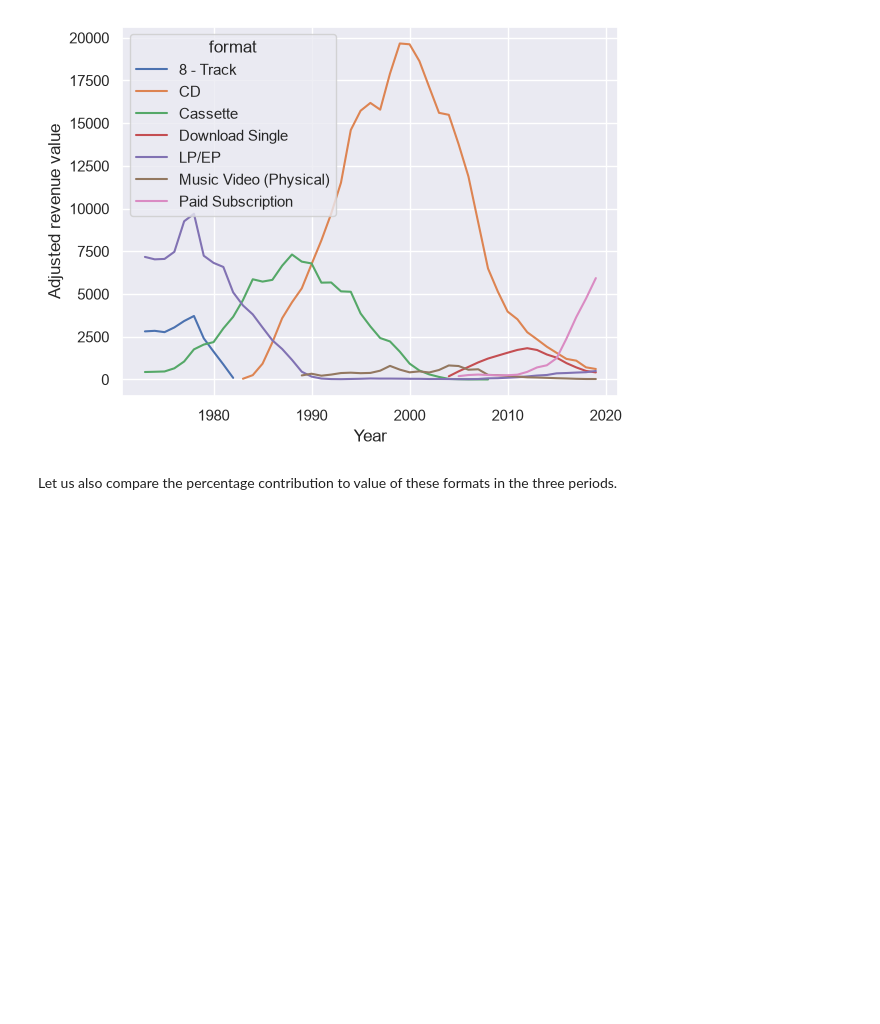
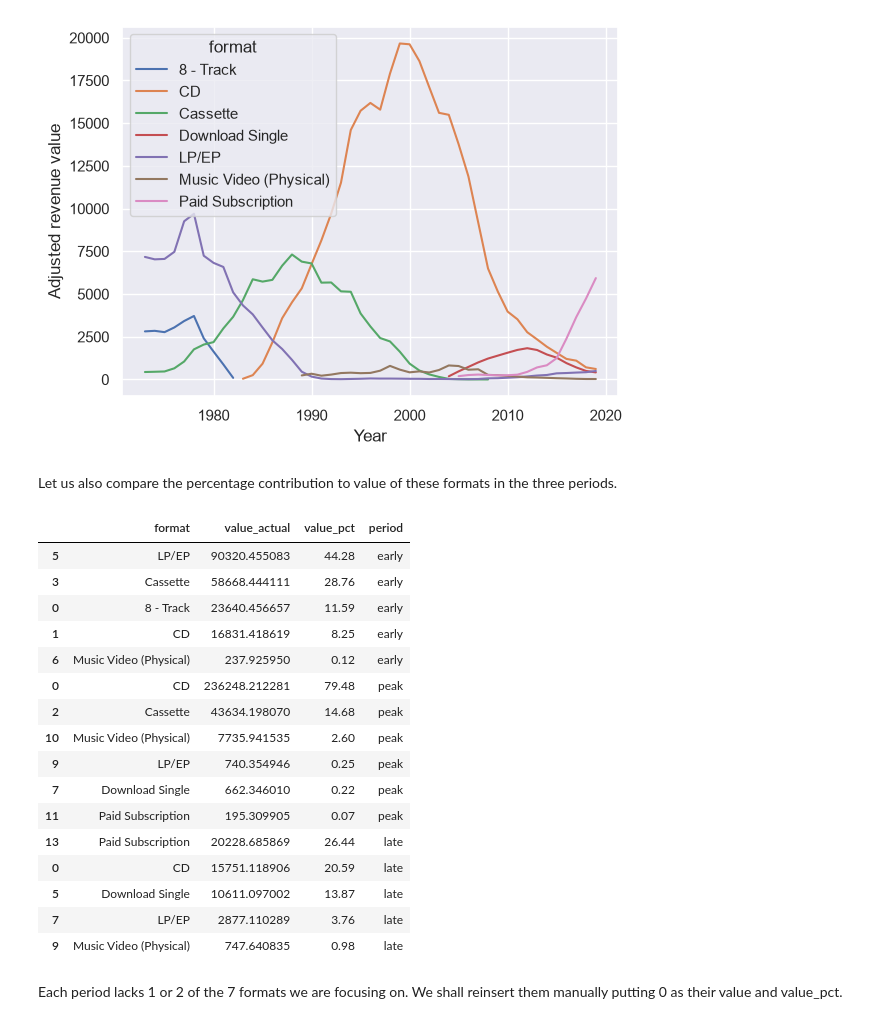
Before and after one commit to MarcoTosoni/music_sales, a Jupyter notebook: analysis.ipynb, the cells around one changed output. Cells and saved outputs as stored; diff of their text form; code cells hidden in the pictures; blank space fills up the shorter version.

```diff
--- a/analysis.ipynb
+++ b/analysis.ipynb
@@ -331,3 +331,35 @@ plt.ylabel('Adjusted revenue value');
 [figure]
 # %% [markdown]
 Let us also compare the percentage contribution to value of these formats in the three periods.
+# %%
+histo_80 = music_f_early[music_f_early['format'].isin(formats)]
+histo_80['period'] = 'early'
+
+histo_00 = music_f_peak[music_f_peak['format'].isin(formats)]
+histo_00['period'] = 'peak'
+
+histo_10 = music_f_late[music_f_late['format'].isin(formats)]
+histo_10['period'] = 'late'
+
+histo = pd.concat([histo_80,histo_00,histo_10])
+histo
+# %% [output]
+|  | format | value_actual | value_pct | period |
+| 5 | LP/EP | 90320.455083 | 44.28 | early |
+| 3 | Cassette | 58668.444111 | 28.76 | early |
+| 0 | 8 - Track | 23640.456657 | 11.59 | early |
+| 1 | CD | 16831.418619 | 8.25 | early |
+| 6 | Music Video (Physical) | 237.925950 | 0.12 | early |
+| 0 | CD | 236248.212281 | 79.48 | peak |
+| 2 | Cassette | 43634.198070 | 14.68 | peak |
+| 10 | Music Video (Physical) | 7735.941535 | 2.60 | peak |
+| 9 | LP/EP | 740.354946 | 0.25 | peak |
+| 7 | Download Single | 662.346010 | 0.22 | peak |
+| 11 | Paid Subscription | 195.309905 | 0.07 | peak |
+| 13 | Paid Subscription | 20228.685869 | 26.44 | late |
+| 0 | CD | 15751.118906 | 20.59 | late |
+| 5 | Download Single | 10611.097002 | 13.87 | late |
+| 7 | LP/EP | 2877.110289 | 3.76 | late |
+| 9 | Music Video (Physical) | 747.640835 | 0.98 | late |
+# %% [markdown]
+Each period lacks 1 or 2 of the 7 formats we are focusing on. We shall reinsert them manually putting 0 as their value and value_pct.
```
Also changed, not shown: parts of 3 cells of this notebook.
